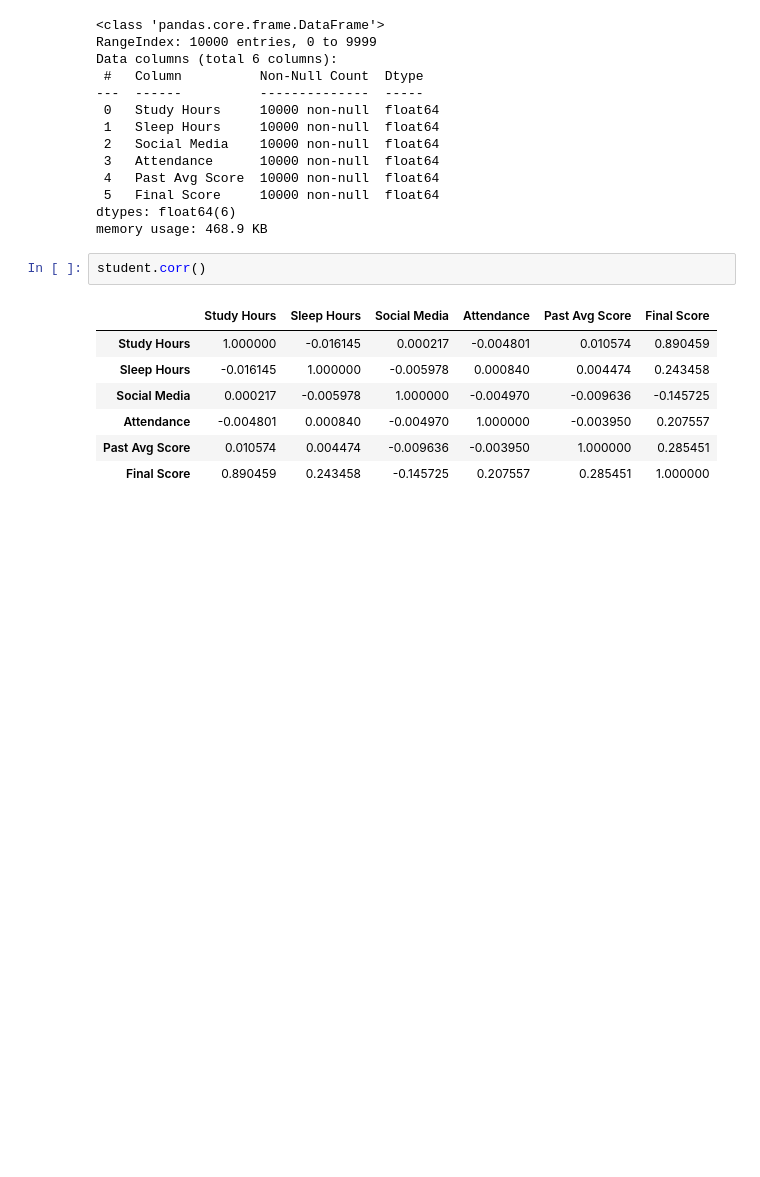
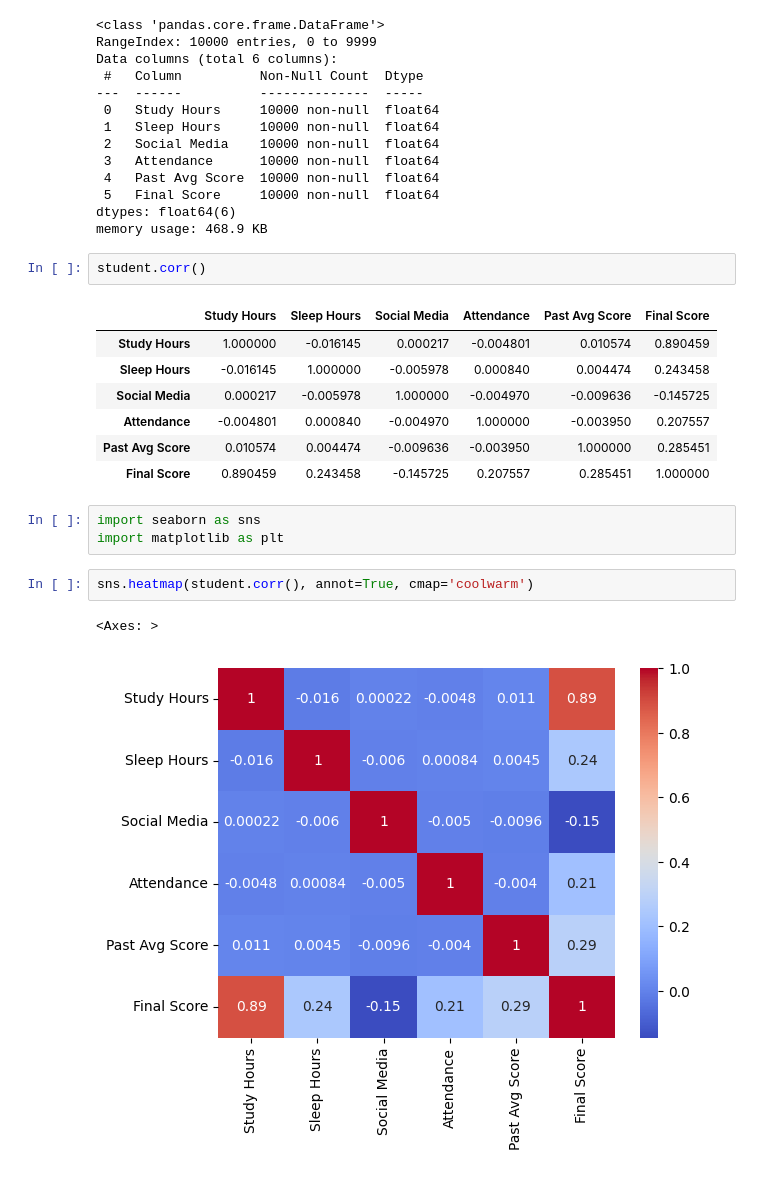
Before and after one commit to Karthik9512/Smart-Study-Habit-Analyzer-Grade-Predictor, a Jupyter notebook: main_model.ipynb, the cells around one changed output. Saved outputs shown, nothing was run; the diff lists cells and outputs as text; blank space fills up the shorter version.

```diff
--- a/main_model.ipynb
+++ b/main_model.ipynb
@@ -70,3 +70,11 @@ student.corr()
 | Attendance | -0.004801 | 0.000840 | -0.004970 | 1.000000 | -0.003950 | 0.207557 |
 | Past Avg Score | 0.010574 | 0.004474 | -0.009636 | -0.003950 | 1.000000 | 0.285451 |
 | Final Score | 0.890459 | 0.243458 | -0.145725 | 0.207557 | 0.285451 | 1.000000 |
+# %%
+import seaborn as sns
+import matplotlib as plt
+# %%
+sns.heatmap(student.corr(), annot=True, cmap='coolwarm')
+# %% [output]
+<Axes: >
+[figure, added]
```
Also changed, not shown: parts of 15 cells of this notebook, 1 other file.
